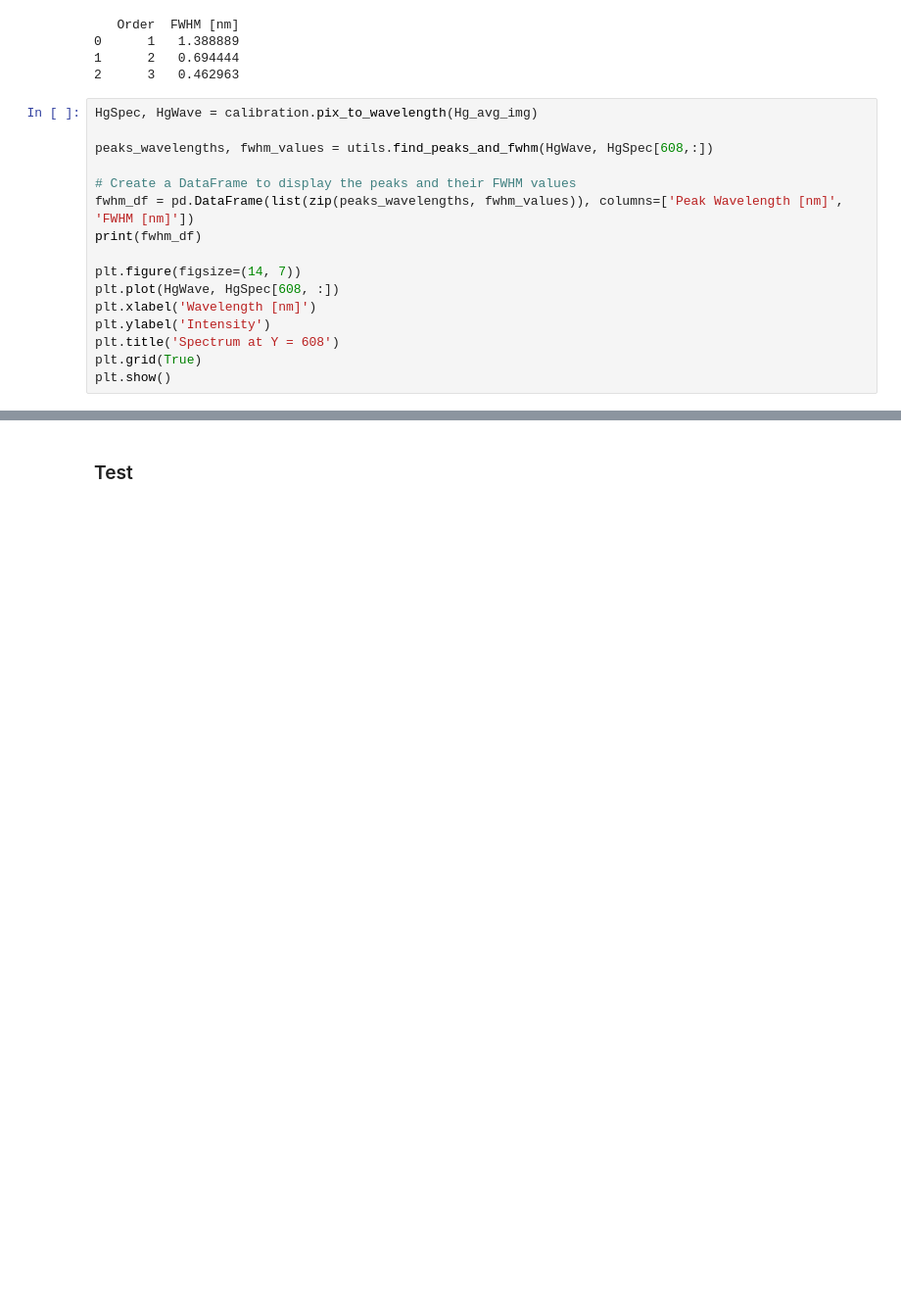
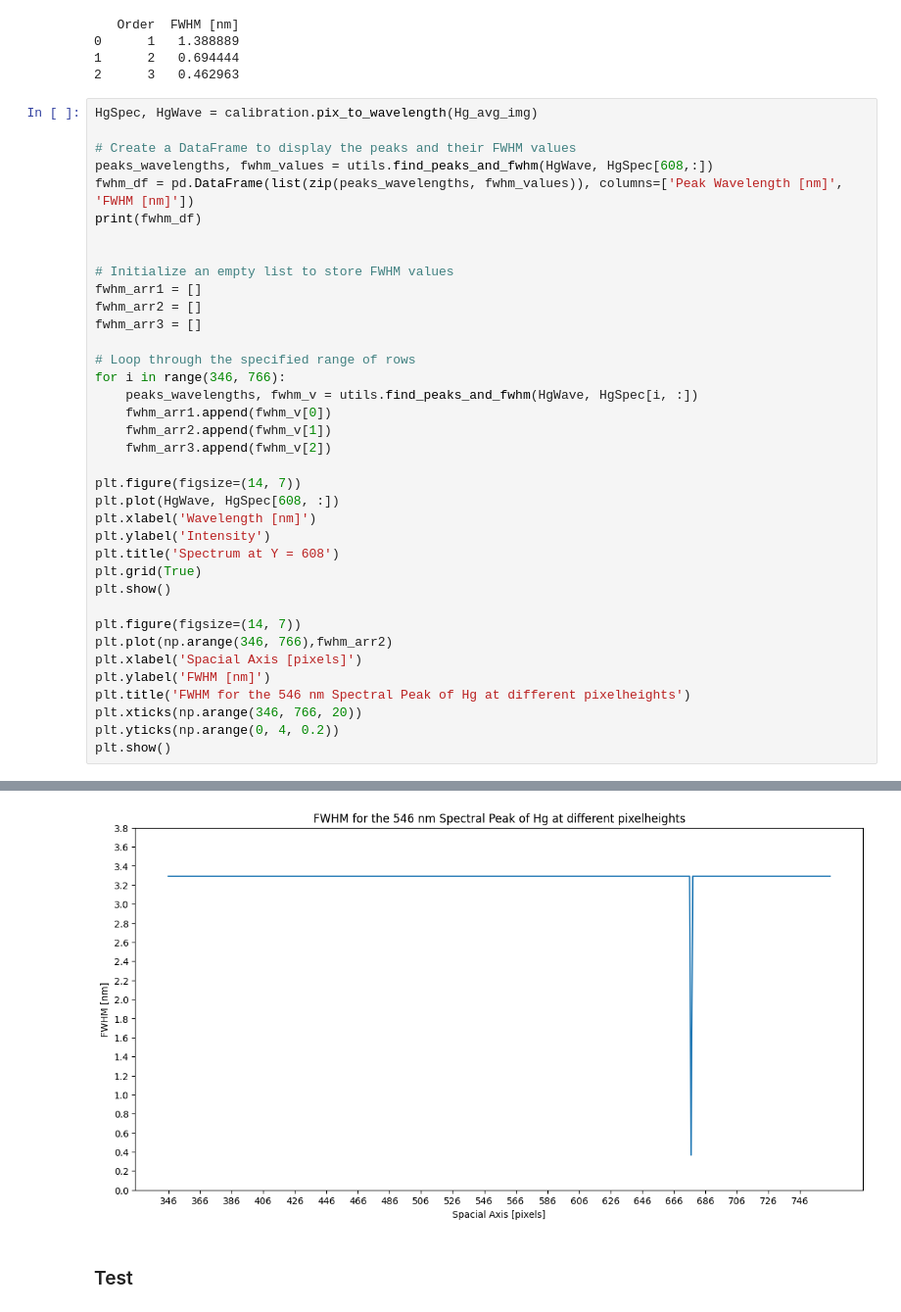
Before and after one commit to SkaugJr/TTK4265-OptiskFjernmaaling, a Jupyter notebook: Prosjekt1/01Spectral.ipynb, the cells around one changed output, grey strips where cells are left out. Shown at 98% size. Drawn from its saved outputs; the diff is of its cells as text; blank space fills up the shorter version.

```diff
--- a/Prosjekt1/01Spectral.ipynb
+++ b/Prosjekt1/01Spectral.ipynb
@@ -161,25 +161,47 @@ print(fwhm_df)
 # %%
 HgSpec, HgWave = calibration.pix_to_wavelength(Hg_avg_img)
 
+# Create a DataFrame to display the peaks and their FWHM values
 peaks_wavelengths, fwhm_values = utils.find_peaks_and_fwhm(HgWave, HgSpec[608,:])
-
-# Create a DataFrame to display the peaks and their FWHM values
 fwhm_df = pd.DataFrame(list(zip(peaks_wavelengths, fwhm_values)), columns=['Peak Wavelength [nm]', 'FWHM [nm]'])
 print(fwhm_df)
+
+
+# Initialize an empty list to store FWHM values
+fwhm_arr1 = []
+fwhm_arr2 = []
+fwhm_arr3 = []
+
+# Loop through the specified range of rows
+for i in range(346, 766):
+    peaks_wavelengths, fwhm_v = utils.find_peaks_and_fwhm(HgWave, HgSpec[i, :])
+    fwhm_arr1.append(fwhm_v[0])
+    fwhm_arr2.append(fwhm_v[1])
+    fwhm_arr3.append(fwhm_v[2])
 
 plt.figure(figsize=(14, 7))
 plt.plot(HgWave, HgSpec[608, :])
 plt.xlabel('Wavelength [nm]')
 plt.ylabel('Intensity')
 plt.title('Spectrum at Y = 608')
 plt.grid(True)
 plt.show()
+
+plt.figure(figsize=(14, 7))
+plt.plot(np.arange(346, 766),fwhm_arr2)
+plt.xlabel('Spacial Axis [pixels]')
+plt.ylabel('FWHM [nm]')
+plt.title('FWHM for the 546 nm Spectral Peak of Hg at different pixelheights')
+plt.xticks(np.arange(346, 766, 20))
+plt.yticks(np.arange(0, 4, 0.2))
+plt.show()
 # %% [output]
    Peak Wavelength [nm]  FWHM [nm]
 0            435.428347   4.043608
 1            545.425565   3.291483
 2            576.854067   4.016994
 [figure]
+[figure, added]
 # %% [markdown]
 ### Test
 # %%
```
